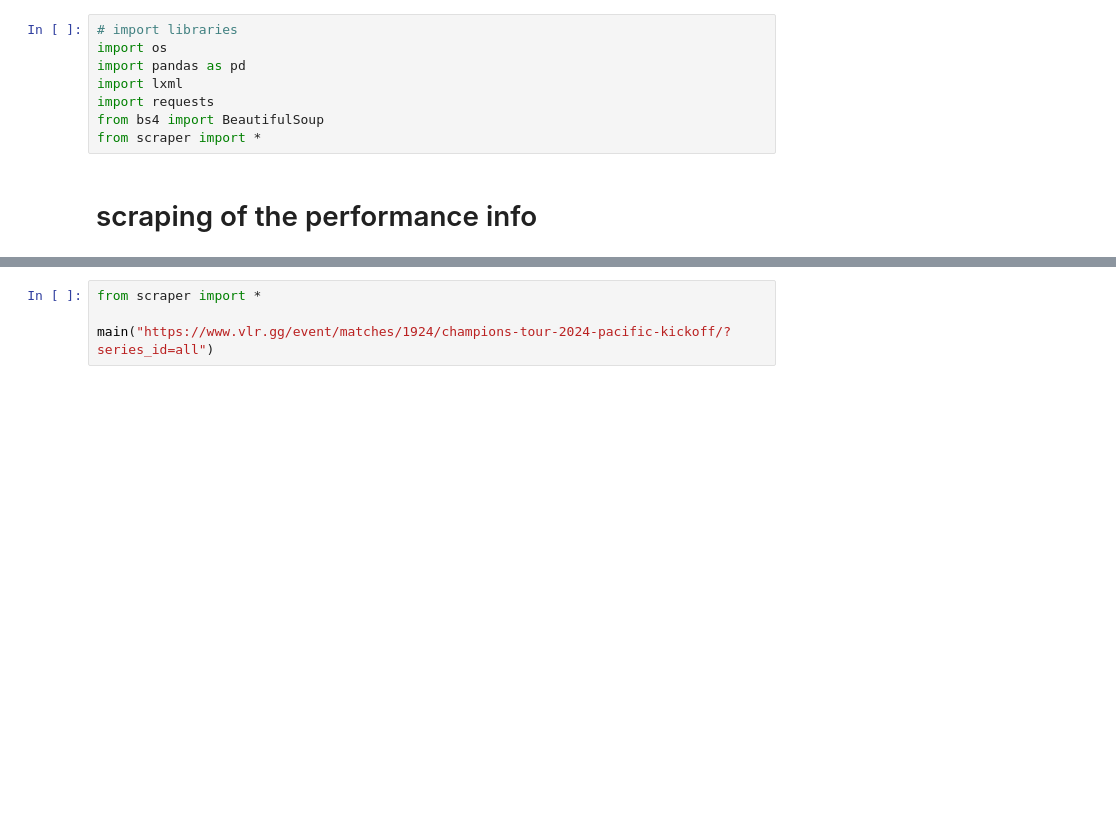
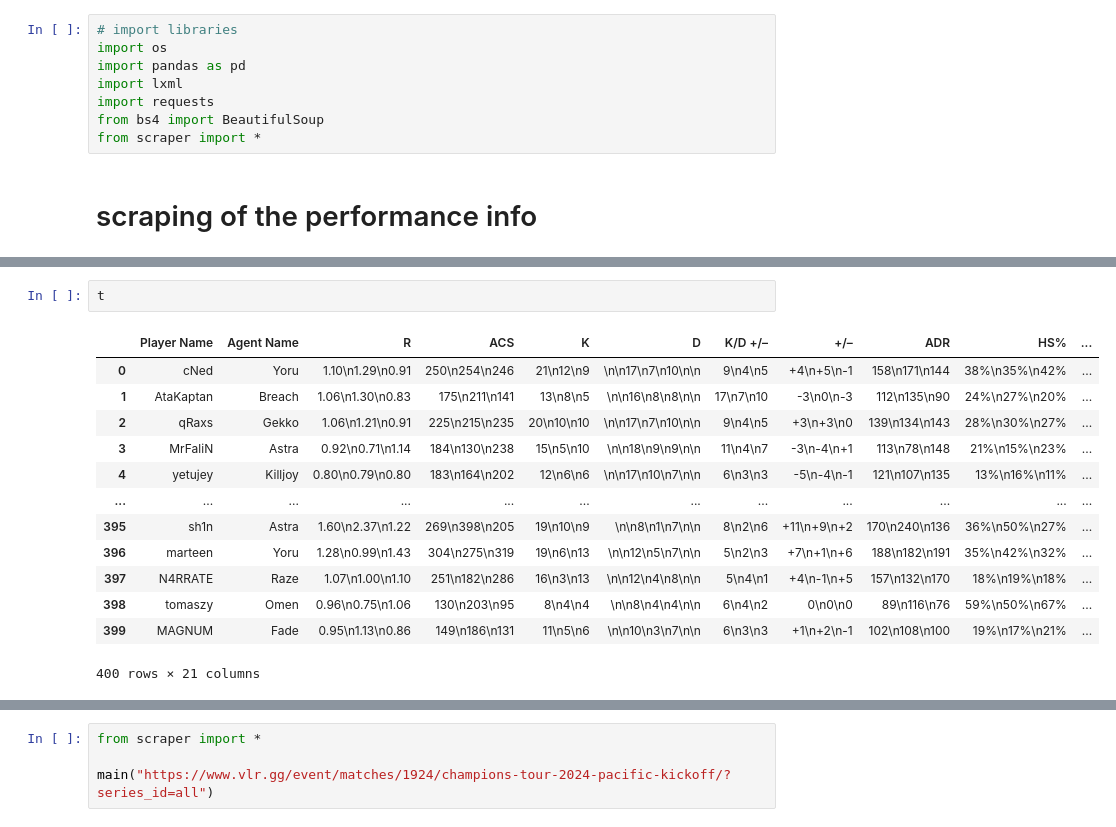
Before and after one commit to mariusBRM/M8_Valorant, a Jupyter notebook: scraper.ipynb, the cells around one changed output, grey strips where cells are left out. Drawn from its saved outputs; the diff is of its cells as text; blank space fills up the shorter version.

```diff
--- a/scraper.ipynb
+++ b/scraper.ipynb
@@ -58,0 +46,16 @@ test
+# %%
+t
+# %% [output]
+|  | Player Name | Agent Name | R | ACS | K | D | K/D +/– | +/– | ADR | HS% | ... |
+| 0 | cNed | Yoru | 1.10\n1.29\n0.91 | 250\n254\n246 | 21\n12\n9 | \n\n17\n7\n10\n\n | 9\n4\n5 | +4\n+5\n-1 | 158\n171\n144 | 38%\n35%\n42% | ... |
+| 1 | AtaKaptan | Breach | 1.06\n1.30\n0.83 | 175\n211\n141 | 13\n8\n5 | \n\n16\n8\n8\n\n | 17\n7\n10 | -3\n0\n-3 | 112\n135\n90 | 24%\n27%\n20% | ... |
+| 2 | qRaxs | Gekko | 1.06\n1.21\n0.91 | 225\n215\n235 | 20\n10\n10 | \n\n17\n7\n10\n\n | 9\n4\n5 | +3\n+3\n0 | 139\n134\n143 | 28%\n30%\n27% | ... |
+| 3 | MrFaliN | Astra | 0.92\n0.71\n1.14 | 184\n130\n238 | 15\n5\n10 | \n\n18\n9\n9\n\n | 11\n4\n7 | -3\n-4\n+1 | 113\n78\n148 | 21%\n15%\n23% | ... |
+| 4 | yetujey | Killjoy | 0.80\n0.79\n0.80 | 183\n164\n202 | 12\n6\n6 | \n\n17\n10\n7\n\n | 6\n3\n3 | -5\n-4\n-1 | 121\n107\n135 | 13%\n16%\n11% | ... |
+| ... | ... | ... | ... | ... | ... | ... | ... | ... | ... | ... | ... |
+| 395 | sh1n | Astra | 1.60\n2.37\n1.22 | 269\n398\n205 | 19\n10\n9 | \n\n8\n1\n7\n\n | 8\n2\n6 | +11\n+9\n+2 | 170\n240\n136 | 36%\n50%\n27% | ... |
+| 396 | marteen | Yoru | 1.28\n0.99\n1.43 | 304\n275\n319 | 19\n6\n13 | \n\n12\n5\n7\n\n | 5\n2\n3 | +7\n+1\n+6 | 188\n182\n191 | 35%\n42%\n32% | ... |
+| 397 | N4RRATE | Raze | 1.07\n1.00\n1.10 | 251\n182\n286 | 16\n3\n13 | \n\n12\n4\n8\n\n | 5\n4\n1 | +4\n-1\n+5 | 157\n132\n170 | 18%\n19%\n18% | ... |
+| 398 | tomaszy | Omen | 0.96\n0.75\n1.06 | 130\n203\n95 | 8\n4\n4 | \n\n8\n4\n4\n\n | 6\n4\n2 | 0\n0\n0 | 89\n116\n76 | 59%\n50%\n67% | ... |
+| 399 | MAGNUM | Fade | 0.95\n1.13\n0.86 | 149\n186\n131 | 11\n5\n6 | \n\n10\n3\n7\n\n | 6\n3\n3 | +1\n+2\n-1 | 102\n108\n100 | 19%\n17%\n21% | ... |
+400 rows × 21 columns
```
Also changed, not shown: parts of 6 cells of this notebook, 2 other files.
